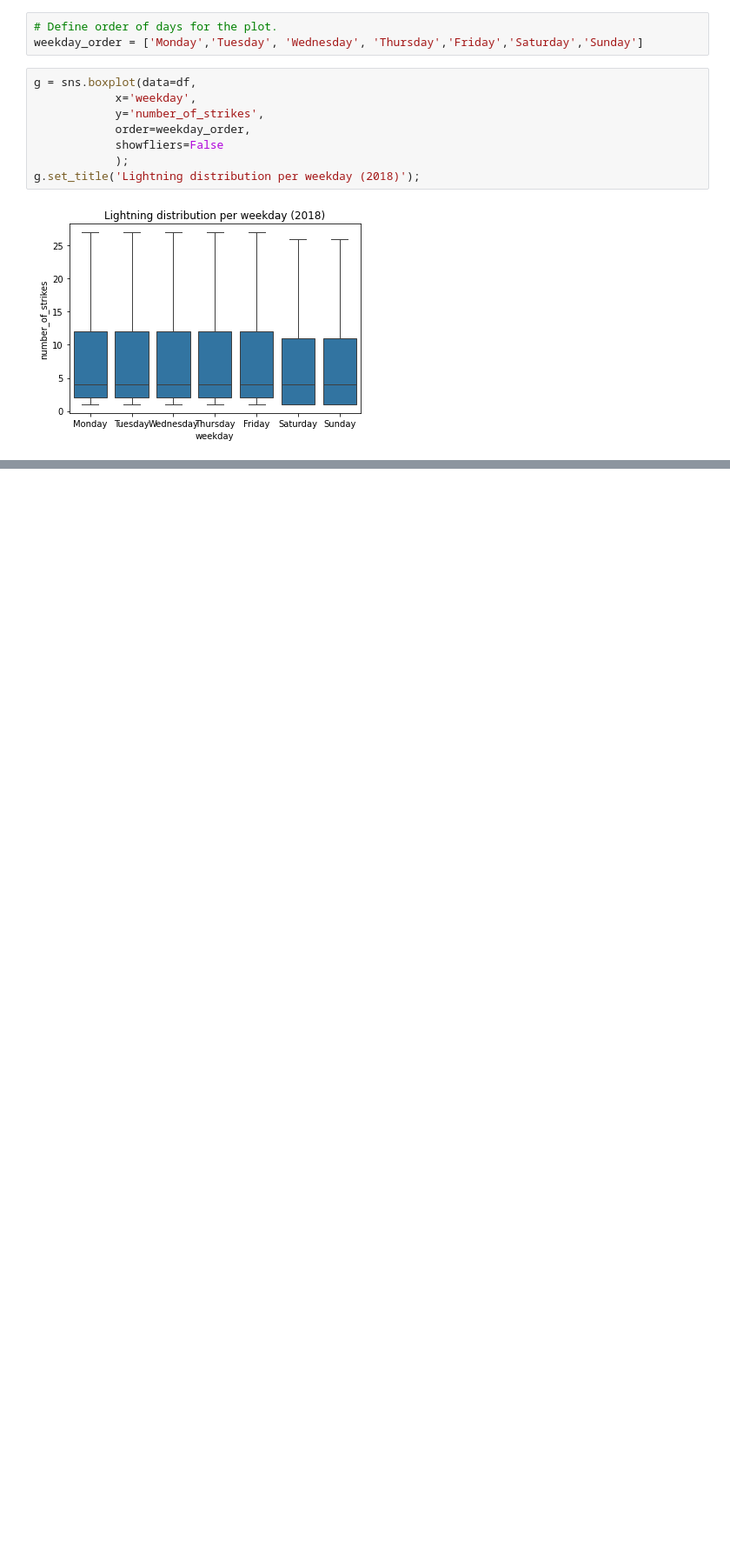
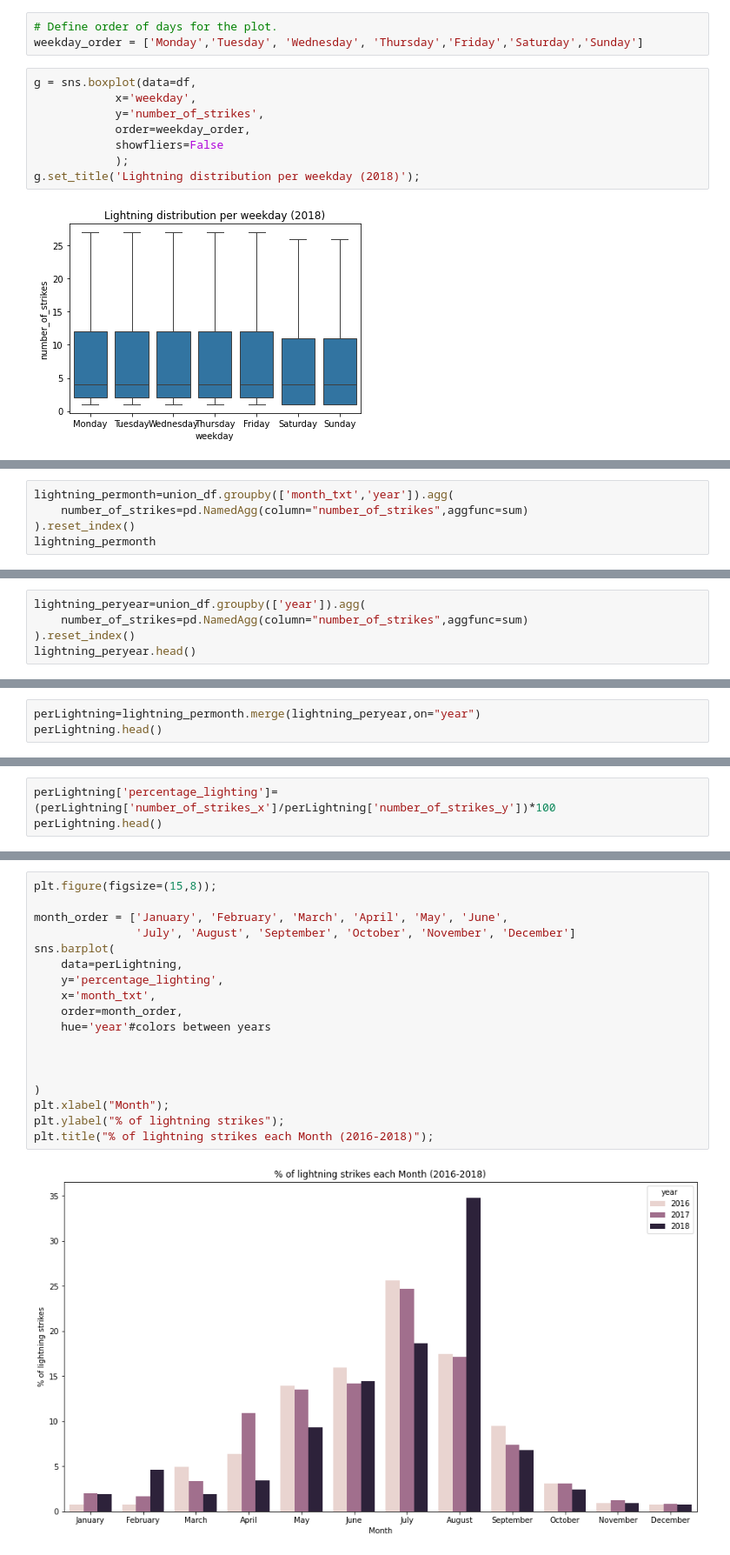
Before and after one commit to OTMounir/Google-Advanced-data-analytics-Program-Certificate, a Jupyter notebook: EDA (Exploratory Data Analysis)/4- EDA using basic function Python #4.ipynb, the cells around one changed output, grey strips where cells are left out. Shown: that part at 87% size. Saved outputs shown, nothing was run; the diff lists cells and outputs as text; blank space fills up the shorter version.

```diff
--- a/EDA (Exploratory Data Analysis)/4- EDA using basic function Python #4.ipynb
+++ b/EDA (Exploratory Data Analysis)/4- EDA using basic function Python #4.ipynb
@@ -186,0 +247,5 @@ g.set_title('Lightning distribution per weekday (2018)');
+# %%
+lightning_permonth=union_df.groupby(['month_txt','year']).agg(
+    number_of_strikes=pd.NamedAgg(column="number_of_strikes",aggfunc=sum)
+).reset_index()
+lightning_permonth
@@ -186,0 +270,5 @@ g.set_title('Lightning distribution per weekday (2018)');
+# %%
+lightning_peryear=union_df.groupby(['year']).agg(
+    number_of_strikes=pd.NamedAgg(column="number_of_strikes",aggfunc=sum)
+).reset_index()
+lightning_peryear.head()
@@ -186,0 +280,3 @@ g.set_title('Lightning distribution per weekday (2018)');
+# %%
+perLightning=lightning_permonth.merge(lightning_peryear,on="year")
+perLightning.head()
@@ -186,0 +290,3 @@ g.set_title('Lightning distribution per weekday (2018)');
+# %%
+perLightning['percentage_lighting']=(perLightning['number_of_strikes_x']/perLightning['number_of_strikes_y'])*100
+perLightning.head()
@@ -186,0 +300,20 @@ g.set_title('Lightning distribution per weekday (2018)');
+# %%
+plt.figure(figsize=(15,8));
+
+month_order = ['January', 'February', 'March', 'April', 'May', 'June',
+               'July', 'August', 'September', 'October', 'November', 'December']
+sns.barplot(
+    data=perLightning,
+    y='percentage_lighting',
+    x='month_txt',
+    order=month_order,
+    hue='year'#colors between years
+
+
+
+)
+plt.xlabel("Month");
+plt.ylabel("% of lightning strikes");
+plt.title("% of lightning strikes each Month (2016-2018)");
+# %% [output]
+[figure, added]
```
Also changed, not shown: parts of 13 cells of this notebook.
